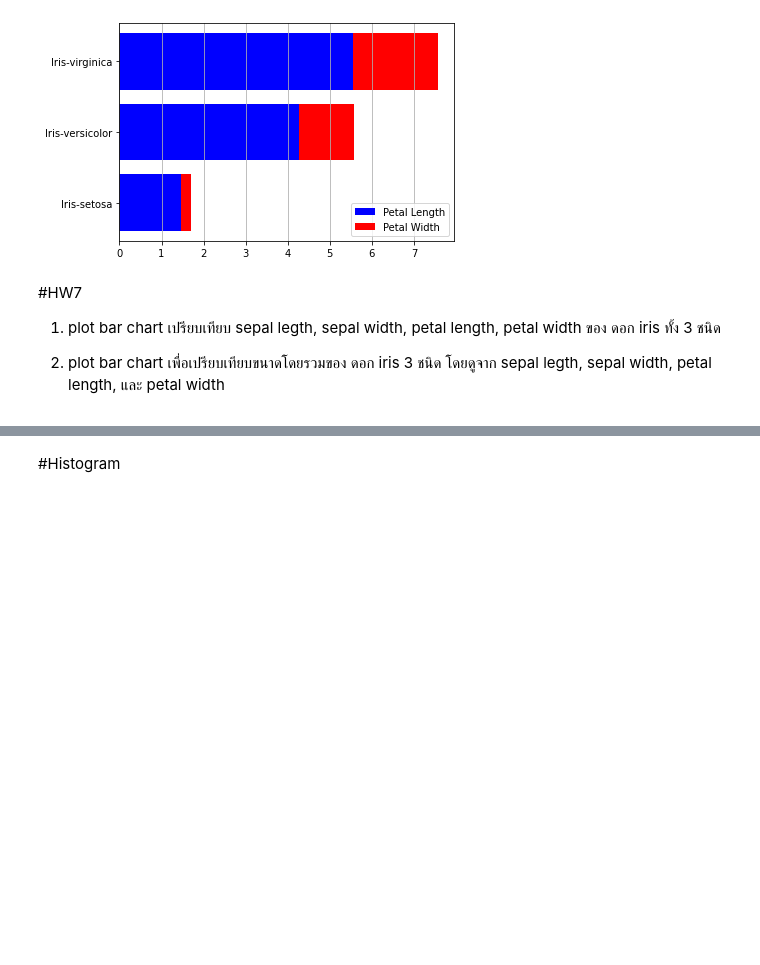
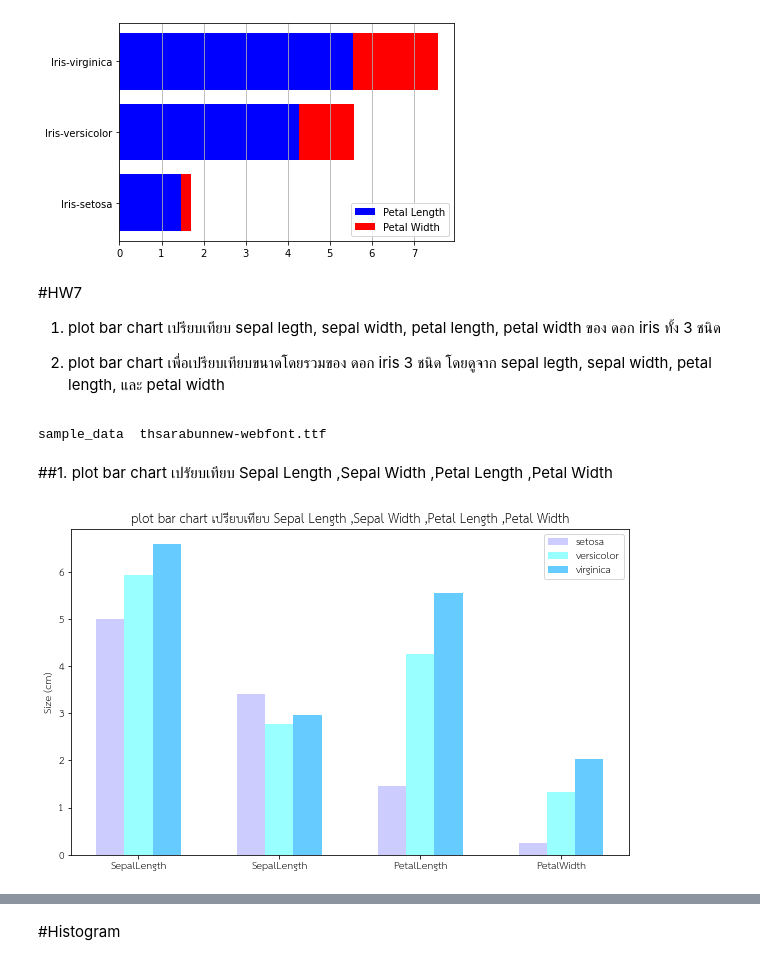
Before and after one commit to Kanyarat-S/data_viz_2020, a Jupyter notebook: DataViz04_Data_Comparison.ipynb, the cells around one changed output, grey strips where cells are left out. Saved outputs shown, nothing was run; the diff lists cells and outputs as text; code cells hidden in the pictures; blank space fills up the shorter version.

```diff
--- a/DataViz04_Data_Comparison.ipynb
+++ b/DataViz04_Data_Comparison.ipynb
@@ -276,3 +276,12 @@ plt.legend();
    1. plot bar chart เปรียบเทียบ sepal legth, sepal width, petal length, petal width ของ ดอก iris ทั้ง 3 ชนิด
 
    2. plot bar chart เพื่อเปรียบเทียบขนาดโดยรวมของ ดอก iris 3 ชนิด โดยดูจาก sepal legth, sepal width, petal length, และ petal width
+# %%
+!wget -q https://github.com/Phonbopit/sarabun-webfont/raw/master/fonts/thsarabunnew-webfont.ttf
+#โหลดฟ้อนต์
+!ls
+import matplotlib as mpl
+mpl.font_manager.fontManager.addfont('thsarabunnew-webfont.ttf')
+mpl.rc('font', family='TH Sarabun New')
+# %% [output]
+sample_data  thsarabunnew-webfont.ttf
@@ -278,0 +290,16 @@ plt.legend();
+# %% [markdown]
+##1. plot bar chart เปรัยบเทียบ Sepal Length ,Sepal Width ,Petal Length ,Petal Width
+# %%
+plt.figure(figsize=[10,6]) #กำหนดขนาดของรูปในแนวตั้งและแนวนอน
+width = 0.2
+
+plt.bar([1-width,2-width,3-width,4-width],[sample_data['SepalLength'][0],sample_data['SepalWidth'][0],sample_data['PetalLength'][0],sample_data['PetalWidth'][0]],width,color='#CCCCFF',label='setosa')
+plt.bar([1,2,3,4],[sample_data['SepalLength'][1],sample_data['SepalWidth'][1],sample_data['PetalLength'][1],sample_data['PetalWidth'][1]],width,color='#99FFFF',label='versicolor') #ดอกที่ 2 versicolor
+plt.bar([1+width,2+width,3+width,4+width],[sample_data['SepalLength'][2],sample_data['SepalWidth'][2],sample_data['PetalLength'][2],sample_data['PetalWidth'][2]],width,color='#66CCFF',label='virginica')
+
+plt.title('plot bar chart เปรียบเทียบ Sepal Length ,Sepal Width ,Petal Length ,Petal Width');
+plt.ylabel('Size (cm)')
+plt.xticks([1,2,3,4],['SepalLength','SepalLength','PetalLength','PetalWidth'])
+plt.legend();
+# %% [output]
+[figure, added]
```
Also changed, not shown: parts of 3 cells of this notebook.
